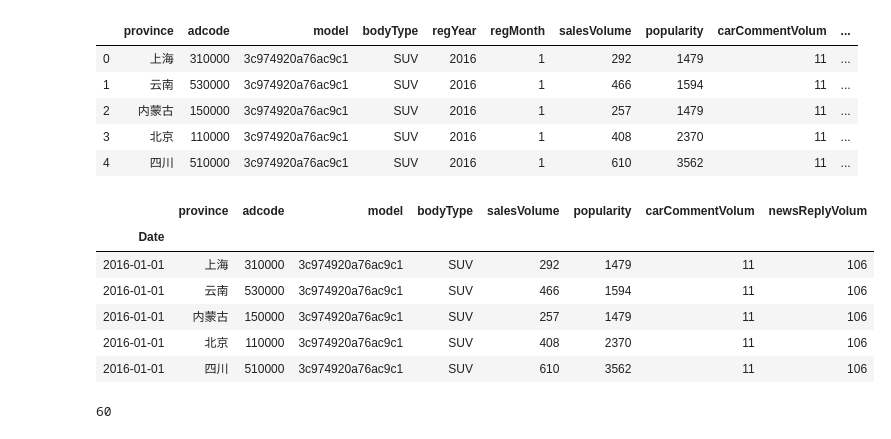
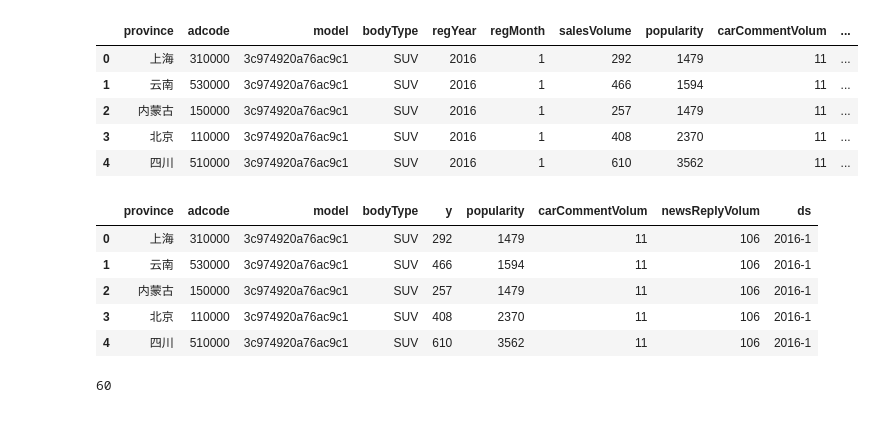
Before and after one commit to Brothercg/DayDayUP, a Jupyter notebook: BigData/carSaleData/work.ipynb, the cells around one changed output. Cells and saved outputs as stored; diff of their text form; code cells hidden in the pictures.

```diff
--- a/BigData/carSaleData/work.ipynb
+++ b/BigData/carSaleData/work.ipynb
@@ -139,25 +139,24 @@ total_data.head()
 # %%
 #  构建日期数据
 
-# # 1.将日期数据设置为index
-total_data = genDate(total_data)
+# 1.将日期数据设置为index
+# total_data = genDate(total_data)
 
 # 2.不设置为index但是构造新的一个ds列
-# total_data['ds'] = total_data['regYear'].apply(str) + '-' + total_data['regMonth'].apply(str)
-# del( total_data['regYear'] )
-# del( total_data['regMonth'] )
+total_data['ds'] = total_data['regYear'].apply(str) + '-' + total_data['regMonth'].apply(str)
+del( total_data['regYear'] )
+del( total_data['regMonth'] )
 
-# total_data.rename(columns = {'salesVolume' : 'y'}, inplace = True)
+total_data.rename(columns = {'salesVolume' : 'y'}, inplace = True)
 
 total_data.head()
 # %% [output]
-|  | province | adcode | model | bodyType | salesVolume | popularity | carCommentVolum | newsReplyVolum |
-| Date |  |  |  |  |  |  |  |  |
-| 2016-01-01 | 上海 | 310000 | 3c974920a76ac9c1 | SUV | 292 | 1479 | 11 | 106 |
-| 2016-01-01 | 云南 | 530000 | 3c974920a76ac9c1 | SUV | 466 | 1594 | 11 | 106 |
-| 2016-01-01 | 内蒙古 | 150000 | 3c974920a76ac9c1 | SUV | 257 | 1479 | 11 | 106 |
-| 2016-01-01 | 北京 | 110000 | 3c974920a76ac9c1 | SUV | 408 | 2370 | 11 | 106 |
-| 2016-01-01 | 四川 | 510000 | 3c974920a76ac9c1 | SUV | 610 | 3562 | 11 | 106 |
+|  | province | adcode | model | bodyType | y | popularity | carCommentVolum | newsReplyVolum | ds |
+| 0 | 上海 | 310000 | 3c974920a76ac9c1 | SUV | 292 | 1479 | 11 | 106 | 2016-1 |
+| 1 | 云南 | 530000 | 3c974920a76ac9c1 | SUV | 466 | 1594 | 11 | 106 | 2016-1 |
+| 2 | 内蒙古 | 150000 | 3c974920a76ac9c1 | SUV | 257 | 1479 | 11 | 106 | 2016-1 |
+| 3 | 北京 | 110000 | 3c974920a76ac9c1 | SUV | 408 | 2370 | 11 | 106 | 2016-1 |
+| 4 | 四川 | 510000 | 3c974920a76ac9c1 | SUV | 610 | 3562 | 11 | 106 | 2016-1 |
 # %%
 # 按照种类、省市划分
 total_data = total_data.groupby('model')
```
Also changed, not shown: parts of 28 cells of this notebook, 3 other files.
